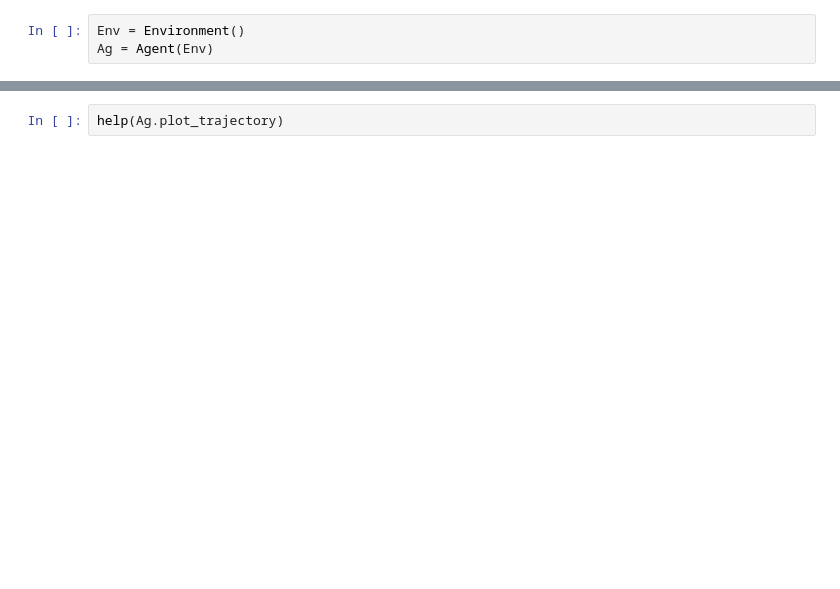
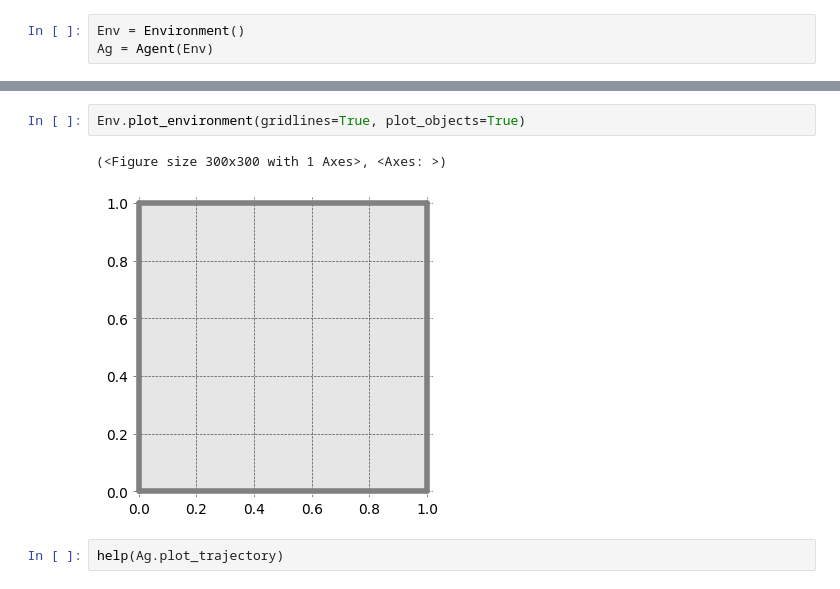
Before and after one commit to mgteus/neuro, a Jupyter notebook: ratinabox_test.ipynb, the cells around one changed output, grey strips where cells are left out. Saved outputs shown, nothing was run; the diff lists cells and outputs as text; blank space fills up the shorter version.

```diff
--- a/ratinabox_test.ipynb
+++ b/ratinabox_test.ipynb
@@ -30,3 +61,8 @@ plt.show()
+# %%
+Env.plot_environment(gridlines=True, plot_objects=True)
+# %% [output]
+(<Figure size 300x300 with 1 Axes>, <Axes: >)
+[figure, added]
 # %%
 help(Ag.plot_trajectory)
 # %% [output]
```
Also changed, not shown: parts of 10 cells of this notebook, 6 other files.
